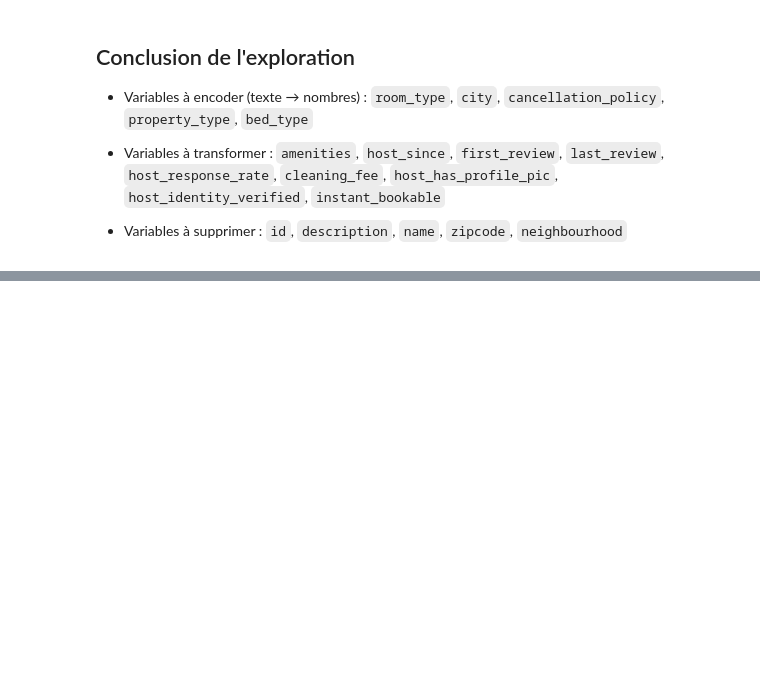
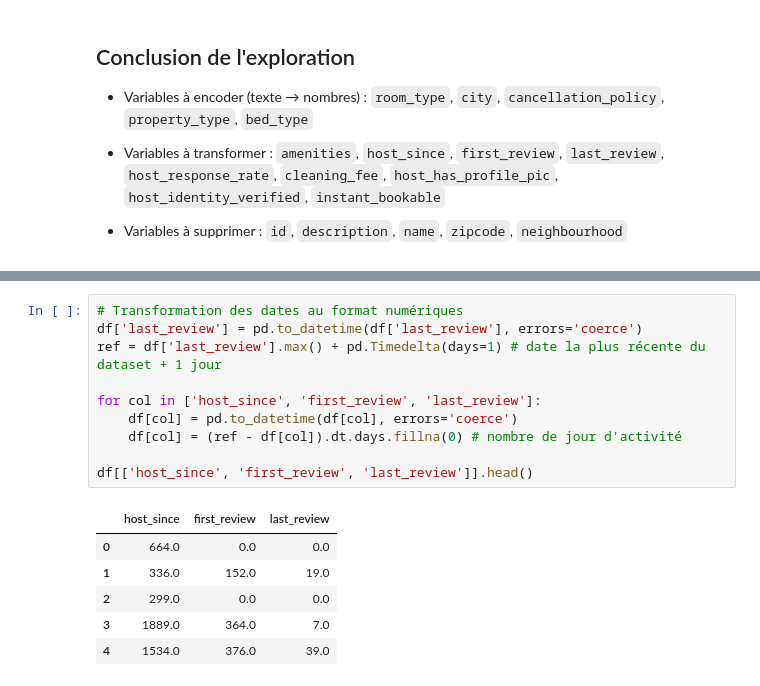
Before and after one commit to Annie-K73/Airbnb_prediction, a Jupyter notebook: NoteBook.ipynb, the cells around one changed output, grey strips where cells are left out. Cells and saved outputs as stored; diff of their text form; blank space fills up the shorter version.

```diff
--- a/NoteBook.ipynb
+++ b/NoteBook.ipynb
@@ -199,0 +219,17 @@ Cette variable sera donc à conservée par la suite.
+# %%
+# Transformation des dates au format numériques
+df['last_review'] = pd.to_datetime(df['last_review'], errors='coerce')
+ref = df['last_review'].max() + pd.Timedelta(days=1) # date la plus récente du dataset + 1 jour
+
+for col in ['host_since', 'first_review', 'last_review']:
+    df[col] = pd.to_datetime(df[col], errors='coerce')
+    df[col] = (ref - df[col]).dt.days.fillna(0) # nombre de jour d'activité
+
+df[['host_since', 'first_review', 'last_review']].head()
+# %% [output]
+|  | host_since | first_review | last_review |
+| 0 | 664.0 | 0.0 | 0.0 |
+| 1 | 336.0 | 152.0 | 19.0 |
+| 2 | 299.0 | 0.0 | 0.0 |
+| 3 | 1889.0 | 364.0 | 7.0 |
+| 4 | 1534.0 | 376.0 | 39.0 |
```
Also changed, not shown: parts of 11 cells of this notebook, 1 other file.
